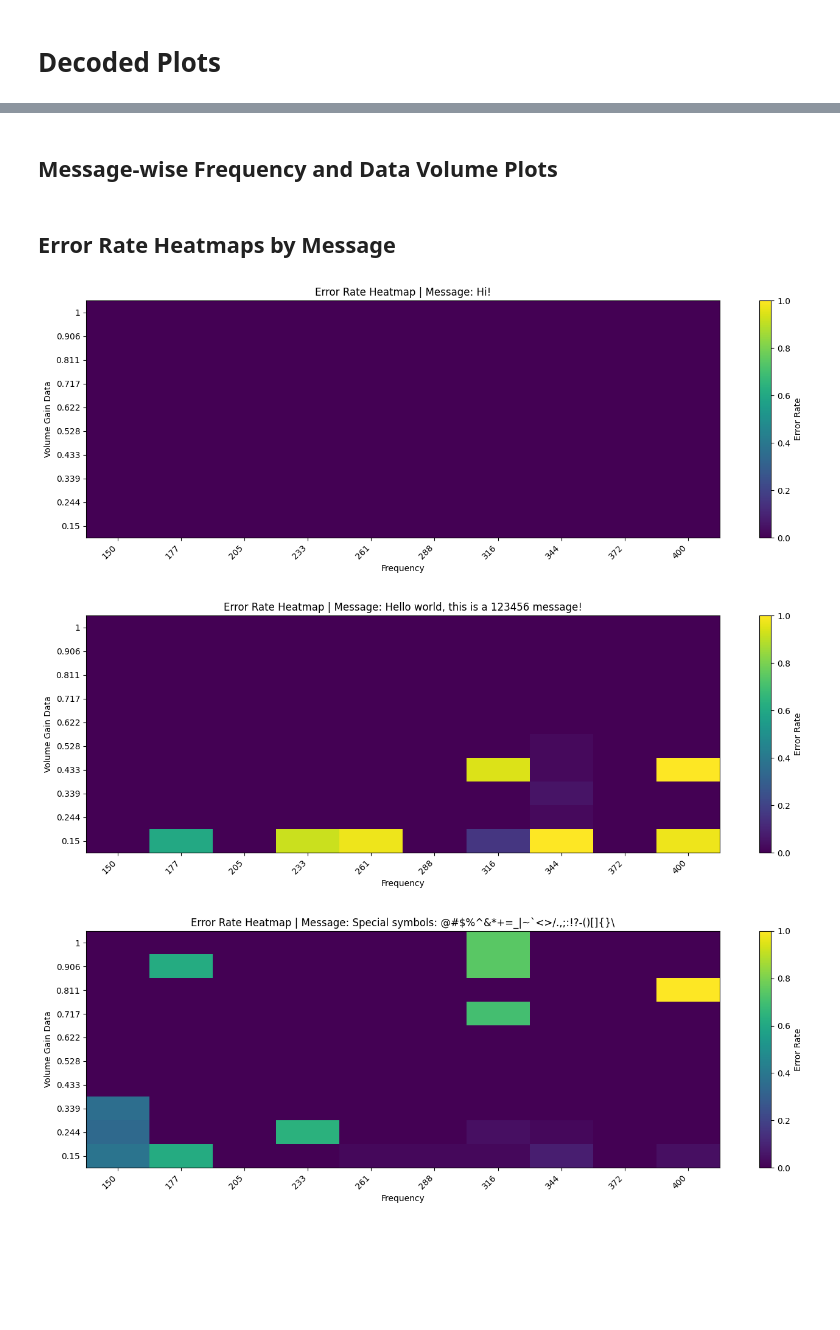
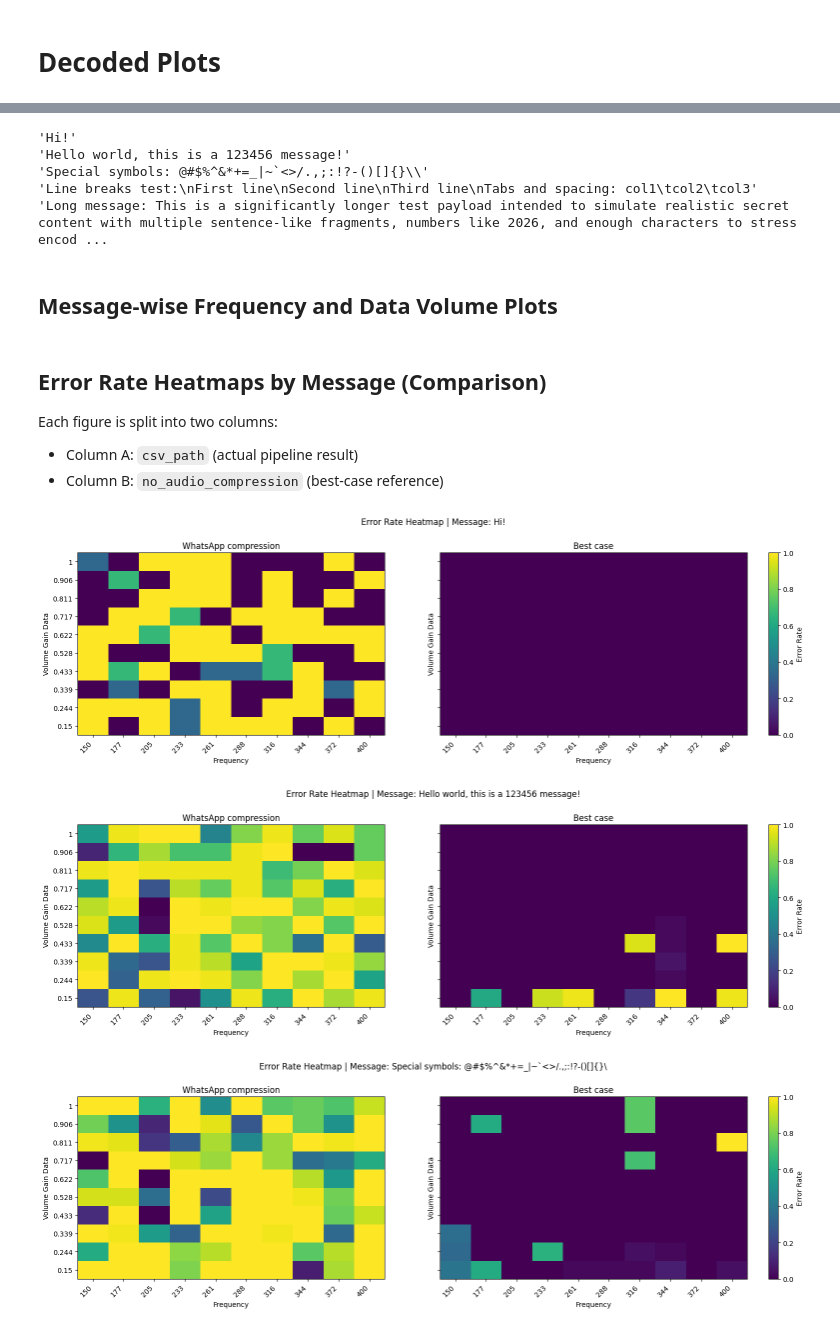
Before and after one commit to forcellatofrancesco/audio_steganography, a Jupyter notebook: src/plots/260418_results.ipynb, the cells around one changed output, grey strips where cells are left out. Drawn from its saved outputs; the diff is of its cells as text; code cells hidden in the pictures; blank space fills up the shorter version.

Commit message:
Comparison between WhatsApp compression and best possible scenario

```diff
--- a/src/plots/260418_results.ipynb
+++ b/src/plots/260418_results.ipynb
@@ -2,14 +2,17 @@
 # Decoded Plots
 # %%
 import pandas as pd
-from pathlib import Path
 import matplotlib.pyplot as plt
 from pathlib import Path
 
+csv_path = Path("../../output/decoded.csv")
+no_audio_compression = Path("../../output/encode_decode_no_wa.csv")
 
-csv_path = Path("../../output/decoded.csv")
-csv_path = Path("../../output/encode_decode_no_wa.csv")
-df = pd.read_csv(csv_path)
+df_actual = pd.read_csv(csv_path)
+df_best = pd.read_csv(no_audio_compression)
+
+# Backward compatibility for cells that still reference `df`.
+df = df_actual
 # %% [markdown]
 In this set, `volume_noise` is fixed at `0.01`.
 Each message is evaluated across combinations of `frequency` and `volume_gain_data`.
@@ -17,3 +21,13 @@ The plots below fix one message at a time to show how frequency and data volume
+# %%
+messages = df_actual["message"].unique()
+for message in messages:
+    print(f"{repr(message)}")
+# %% [output]
+'Hi!'
+'Hello world, this is a 123456 message!'
+'Special symbols: @#$%^&*+=_|~`<>/.,;:!?-()[]{}\\'
+'Line breaks test:\nFirst line\nSecond line\nThird line\nTabs and spacing: col1\tcol2\tcol3'
+'Long message: This is a significantly longer test payload intended to simulate realistic secret content with multiple sentence-like fragments, numbers like 2026, and enough characters to stress encod ...
 # %% [markdown]
 ## Message-wise Frequency and Data Volume Plots
 # %%
@@ -240,10 +400,18 @@ def plot_error_rate_variance_for_all_volume_gains(
             min_points_per_group=min_points_per_group,
         )
 # %% [markdown]
-## Error Rate Heatmaps by Message
+## Error Rate Heatmaps by Message (Comparison)
+Each figure is split into two columns:
+- Column A: `csv_path` (actual pipeline result)
+- Column B: `no_audio_compression` (best-case reference)
 # %%
-plot_error_rate_heatmaps_by_message(df)
+plot_error_rate_heatmaps_by_message_comparison(
+    df_actual,
+    df_best,
+    label_a="WhatsApp compression",
+    label_b="Best case",
+)
 # %% [output]
-[figure, old version]
+[figure, new version]
-[figure, old version]
+[figure, new version]
-[figure, old version]
+[figure, new version]
```
Also changed, not shown: parts of 9 cells of this notebook.
